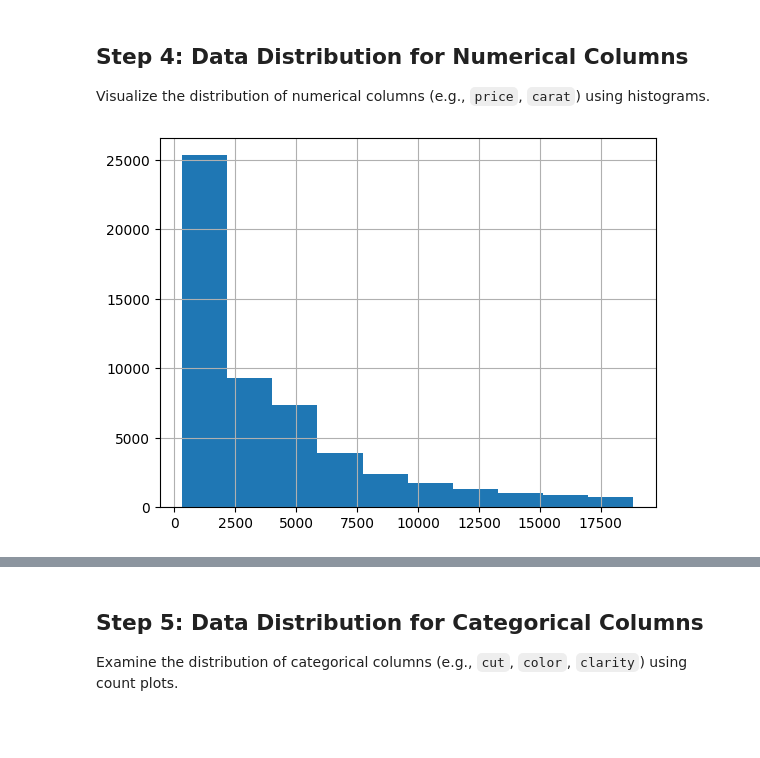
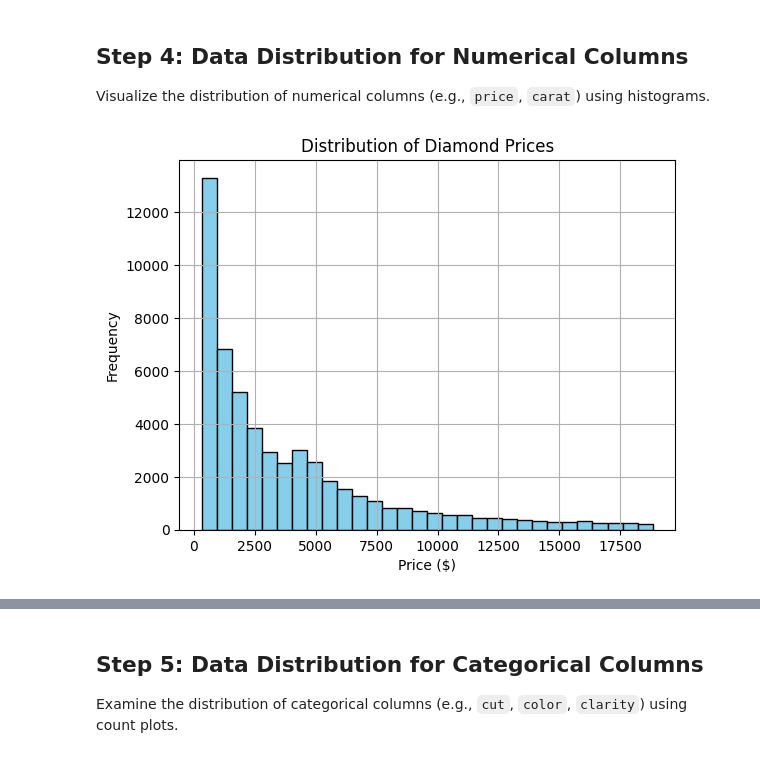
Before and after one commit to SchroderJ-pixel/datafun-06-eda, a Jupyter notebook: schroder-eda.ipynb, the cells around one changed output, grey strips where cells are left out. Saved outputs shown, nothing was run; the diff lists cells and outputs as text; code cells hidden in the pictures; blank space fills up the shorter version.

```diff
--- a/schroder-eda.ipynb
+++ b/schroder-eda.ipynb
@@ -92,8 +92,11 @@ diamonds.describe()
 ## **Step 4: Data Distribution for Numerical Columns**
 
 Visualize the distribution of numerical columns (e.g., `price`, `carat`) using histograms.
-# %%
-diamonds['price'].hist()
-plt.show()
-# %% [output]
-[figure, removed]
+# %%
+diamonds['price'].hist(bins=30, color='skyblue', edgecolor='black')  # Add color and bins if desired
+plt.xlabel('Price ($)')  # Label for the x-axis
+plt.ylabel('Frequency')  # Label for the y-axis
+plt.title('Distribution of Diamond Prices')  # Title for the plot
+plt.show()
+# %% [output]
+[figure, added]
```
Also changed, not shown: parts of 12 cells of this notebook.
